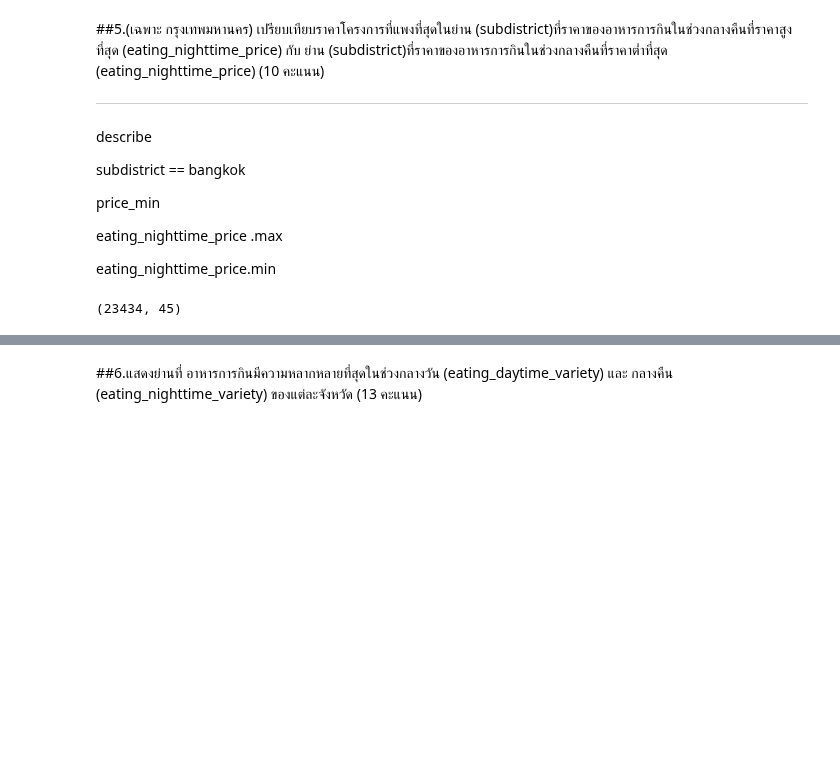
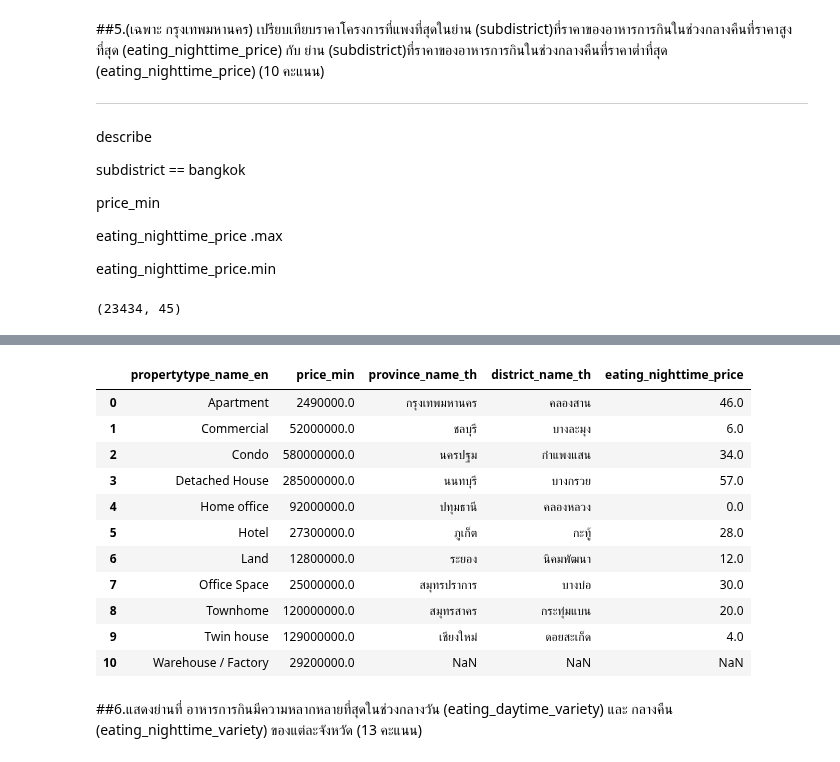
Before and after one commit to sucheerarighthere/BasicProg_DataViz65, a Jupyter notebook: midterm65.ipynb, the cells around one changed output, grey strips where cells are left out. Cells and saved outputs as stored; diff of their text form; code cells hidden in the pictures; blank space fills up the shorter version.

```diff
--- a/midterm65.ipynb
+++ b/midterm65.ipynb
@@ -137,0 +172,3 @@ pjgb.head()
+# %%
+pj2= unit.groupby(['propertytype_name_en'])[['price_min']].m().reset_index()
+pj2.head()
@@ -137,0 +182,4 @@ pjgb.head()
+# %%
+eat2= eat.groupby(['province_name_th'])[['district_name_th','eating_nighttime_price']].min().reset_index()
+eat2[(eat2['province_name_th']=='Bangkok')]
+eat2.head()
@@ -138,3 +193,18 @@ pjgb.head()
+# %%
+pd.concat([pj2,eat2],axis=1)
+# %% [output]
+|  | propertytype_name_en | price_min | province_name_th | district_name_th | eating_nighttime_price |
+| 0 | Apartment | 2490000.0 | กรุงเทพมหานคร | คลองสาน | 46.0 |
+| 1 | Commercial | 52000000.0 | ชลบุรี | บางละมุง | 6.0 |
+| 2 | Condo | 580000000.0 | นครปฐม | กำแพงแสน | 34.0 |
+| 3 | Detached House | 285000000.0 | นนทบุรี | บางกรวย | 57.0 |
+| 4 | Home office | 92000000.0 | ปทุมธานี | คลองหลวง | 0.0 |
+| 5 | Hotel | 27300000.0 | ภูเก็ต | กะทู้ | 28.0 |
+| 6 | Land | 12800000.0 | ระยอง | นิคมพัฒนา | 12.0 |
+| 7 | Office Space | 25000000.0 | สมุทรปราการ | บางบ่อ | 30.0 |
+| 8 | Townhome | 120000000.0 | สมุทรสาคร | กระทุ่มแบน | 20.0 |
+| 9 | Twin house | 129000000.0 | เชียงใหม่ | ดอยสะเก็ด | 4.0 |
+| 10 | Warehouse / Factory | 29200000.0 | NaN | NaN | NaN |
 # %% [markdown]
 ##6.แสดงย่านที่ อาหารการกินมีความหลากหลายที่สุดในช่วงกลางวัน (eating_daytime_variety) และ กลางคืน (eating_nighttime_variety) ของแต่ละจังหวัด (13 คะแนน)
 # %%
```
Also changed, not shown: parts of 6 cells of this notebook.
